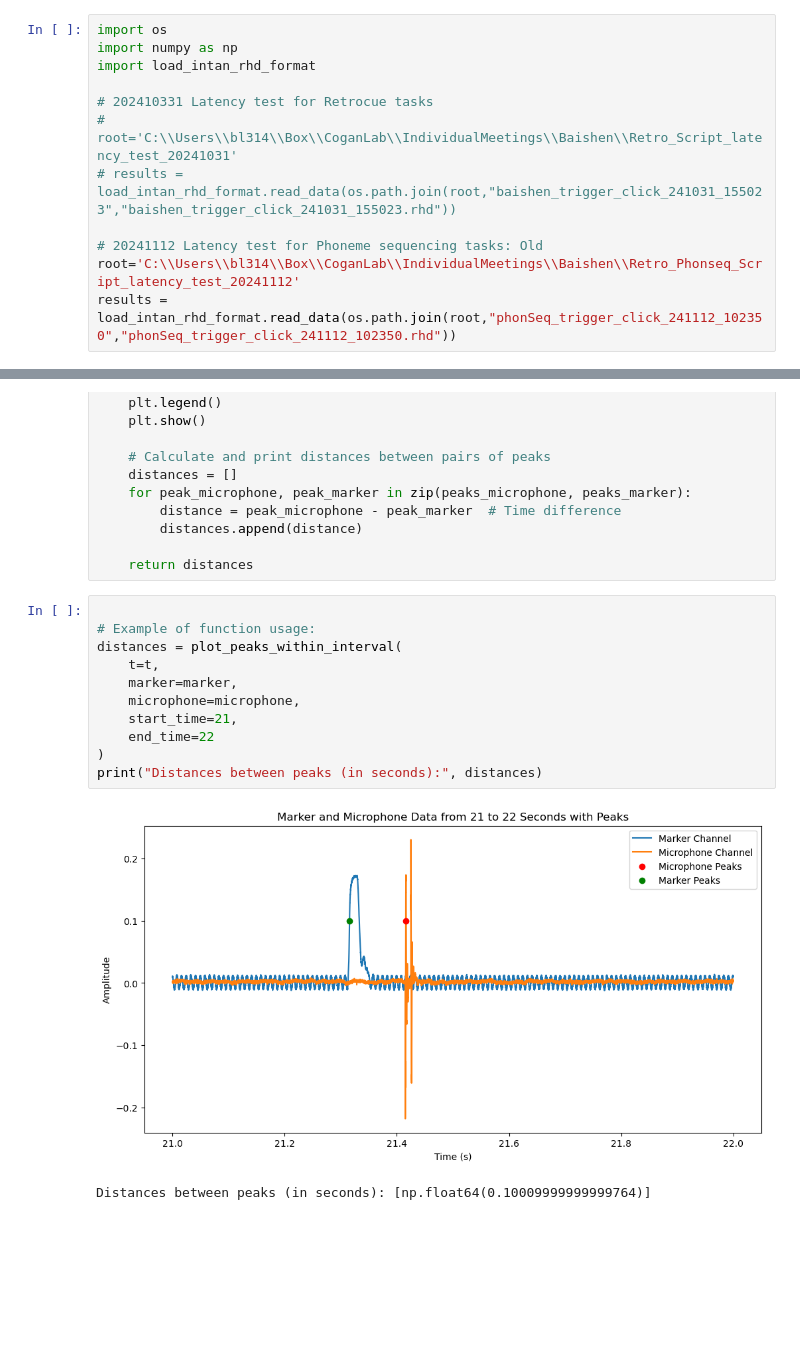
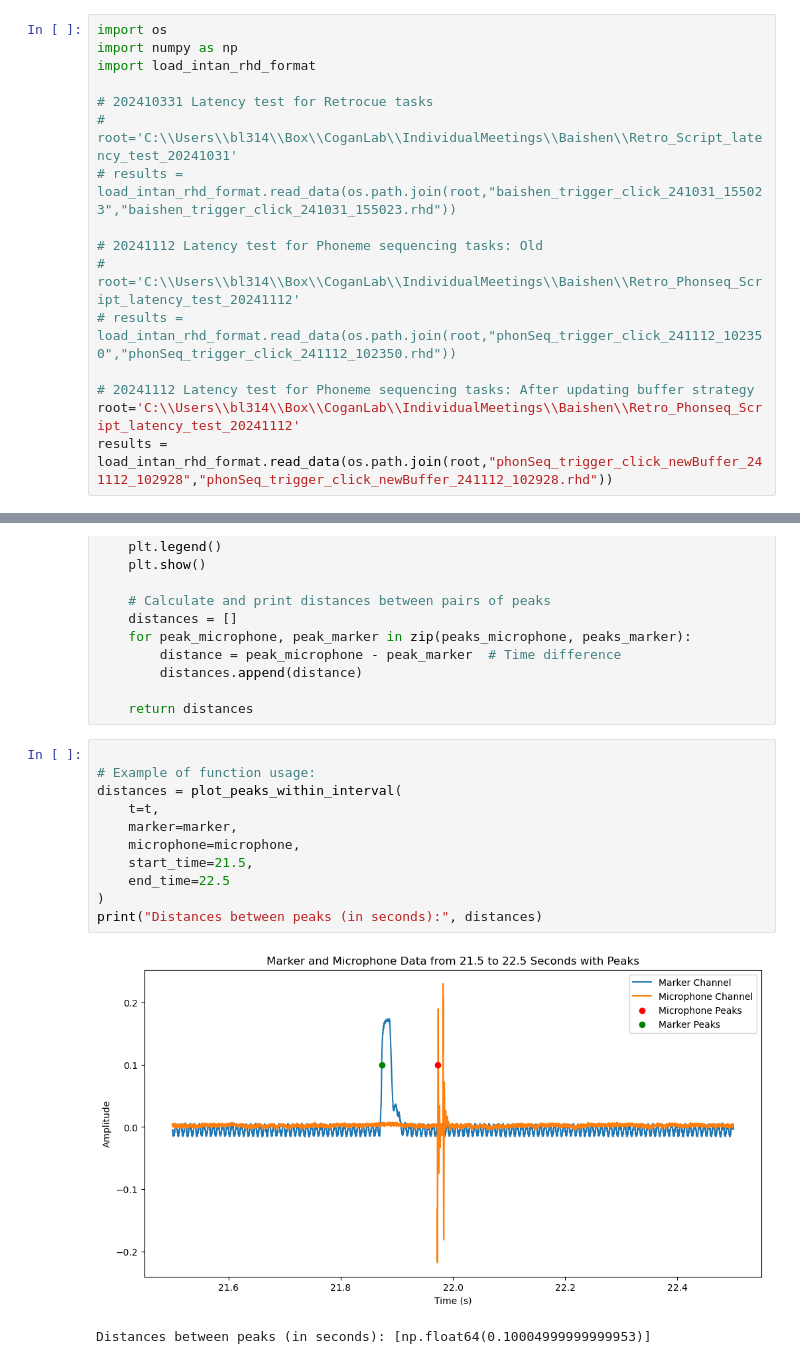
Before and after one commit to Baishenliang/lexical_retro_delay_expdesign, a Jupyter notebook: test_exp_script_latency/load_intan_rhd_format/bsliang_process_demo.ipynb, the cells around one changed output, grey strips where cells are left out. Cells and saved outputs as stored; diff of their text form; blank space fills up the shorter version.

Commit message:
Test audiovisual latency for phoneme sequencing tasks after updating buffer strategies

```diff
--- a/test_exp_script_latency/load_intan_rhd_format/bsliang_process_demo.ipynb
+++ b/test_exp_script_latency/load_intan_rhd_format/bsliang_process_demo.ipynb
@@ -10,8 +10,12 @@ import load_intan_rhd_format
 # results = load_intan_rhd_format.read_data(os.path.join(root,"baishen_trigger_click_241031_155023","baishen_trigger_click_241031_155023.rhd"))
 
 # 20241112 Latency test for Phoneme sequencing tasks: Old
+# root='C:\\Users\\bl314\\Box\\CoganLab\\IndividualMeetings\\Baishen\\Retro_Phonseq_Script_latency_test_20241112'
+# results = load_intan_rhd_format.read_data(os.path.join(root,"phonSeq_trigger_click_241112_102350","phonSeq_trigger_click_241112_102350.rhd"))
+
+# 20241112 Latency test for Phoneme sequencing tasks: After updating buffer strategy
 root='C:\\Users\\bl314\\Box\\CoganLab\\IndividualMeetings\\Baishen\\Retro_Phonseq_Script_latency_test_20241112'
-results = load_intan_rhd_format.read_data(os.path.join(root,"phonSeq_trigger_click_241112_102350","phonSeq_trigger_click_241112_102350.rhd"))
+results = load_intan_rhd_format.read_data(os.path.join(root,"phonSeq_trigger_click_newBuffer_241112_102928","phonSeq_trigger_click_newBuffer_241112_102928.rhd"))
 # %% [output]
 Reading Intan Technologies RHD Data File, Version 3.0
 
@@ -136,17 +140,17 @@ def plot_peaks_within_interval(t, marker, microphone, start_time, end_time, thre
 # %%
 
 # Example of function usage:
 distances = plot_peaks_within_interval(
     t=t,
     marker=marker,
     microphone=microphone,
-    start_time=21,
-    end_time=22
+    start_time=21.5,
+    end_time=22.5
 )
 print("Distances between peaks (in seconds):", distances)
 # %% [output]
-[figure, old version]
+[figure, new version]
-Distances between peaks (in seconds): [np.float64(0.10009999999999764)]
+Distances between peaks (in seconds): [np.float64(0.10004999999999953)]
 # %%
 
 # Example of function usage:
```
Also changed, not shown: parts of 5 cells of this notebook.
